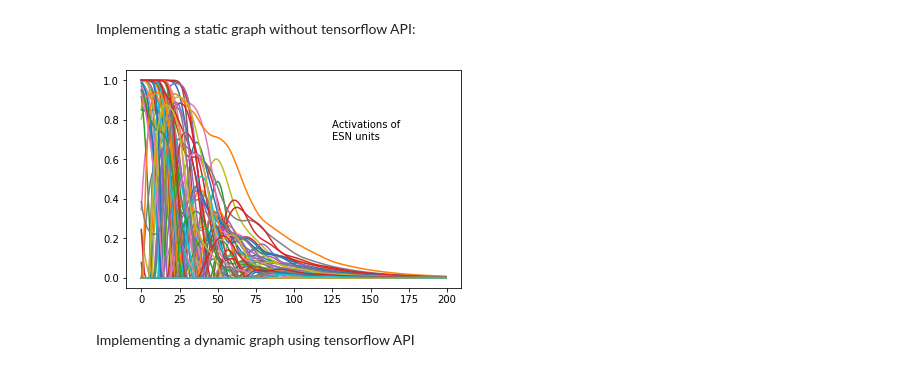
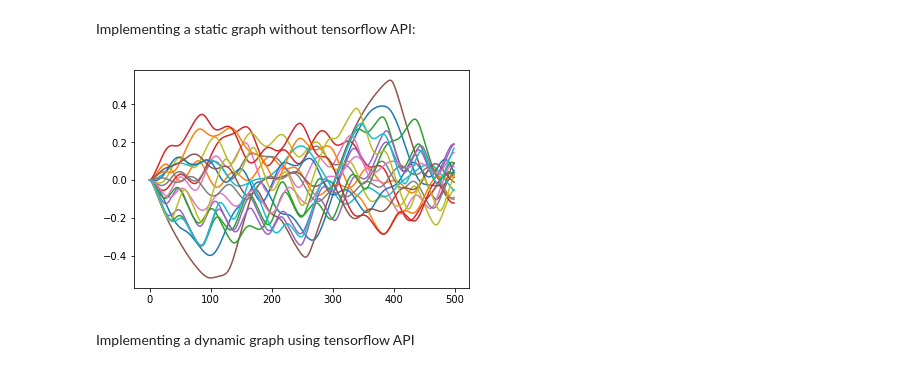
Before and after one commit to francesco-mannella/Echo-State-Networks, a Jupyter notebook: ESN-usage.ipynb, the cells around one changed output. Cells and saved outputs as stored; diff of their text form; code cells hidden in the pictures.

```diff
--- a/ESN-usage.ipynb
+++ b/ESN-usage.ipynb
@@ -18,11 +18,15 @@ given in the first timestep consisting of a gaussian noise given to each unit.
 # %%
 # Global variables
 batches = 1
-stime = 200
-num_units = 100
-init_state = np.zeros([batches, num_units], dtype="float32")
-rnn_inputs = np.zeros((batches, stime, num_units), dtype="float32")
-rnn_inputs[0, 0, :] = np.random.randn(num_units)*100
-target = np.sin(np.linspace(0, 6*np.pi, stime)).astype("float32").reshape(stime,1)
+stime = 500
+num_units = 20
+num_inputs = 1
+rnn_init_state = np.zeros([1, num_units], dtype="float32")
+rnn_inputs = np.zeros((batches, stime, num_inputs), dtype="float32")
+rnn_inputs[0, :, 0] = np.sin(np.linspace(0,18*np.pi, stime)) + \
+                      np.sin(np.linspace(0,5.3*np.pi, stime)) + \
+                      np.sin(np.linspace(0,2.1*np.pi, stime))
+plt.plot(rnn_inputs[0,:,:])
+plt.show()
 
-trunk_tanh = lambda x: math_ops.maximum(0.0, math_ops.tanh(x))
+activation = lambda x: math_ops.tanh(x)
@@ -29,38 +35,43 @@ trunk_tanh = lambda x: math_ops.maximum(0.0, math_ops.tanh(x))
 # %% [markdown]
 Implementing a static graph without tensorflow API:
 # %%
-
+tf.reset_default_graph()
 static_graph = tf.Graph()
 with static_graph.as_default() as g:
 
     rng = np.random.RandomState(random_seed)
 
     # Init the ESN cell
     cell = EchoStateRNNCell(num_units=num_units,
-                            activation=trunk_tanh,
-                            decay=0.100,
+                            num_inputs=num_inputs,
+                            activation=activation,
+                            decay=0.01,
                             epsilon=1e-10,
-                            alpha=0.300,
+                            alpha=0.0100,
                             rng=rng)
+
+    inputs = tf.placeholder(tf.float32, [batches, stime, num_inputs])
+    init_state = tf.placeholder(tf.float32, [1, num_units])
 
     # Build the graph
     states = []
-    prev_state = init_state
+    state = init_state
     for t in range(stime):
-        out,prev_state = cell(inputs=rnn_inputs[0,t,:], state=prev_state)
+        prev_state = state
+        out, state = cell(inputs=inputs[0,t:(t+1),:], state=prev_state)
         states.append(out)
 
     outputs = tf.reshape(states, [stime, num_units])
 
     # Run the simulation
     with tf.Session(config=config) as sess:
         sess.run(tf.global_variables_initializer())
-        curr_outputs = sess.run(outputs)
+        curr_outputs = sess.run(outputs, feed_dict={inputs: rnn_inputs,
+                                                   init_state: rnn_init_state})
         plt.plot(np.squeeze(curr_outputs))
-        plt.text(125, 0.7, "Activations of \nESN units")
         plt.show()
 # %% [output]
-[figure, old version]
+[figure, new version]
 # %% [markdown]
 Implementing a dynamic graph using tensorflow API
 # %%
```
Also changed, not shown: parts of 3 cells of this notebook, 2 other files.
